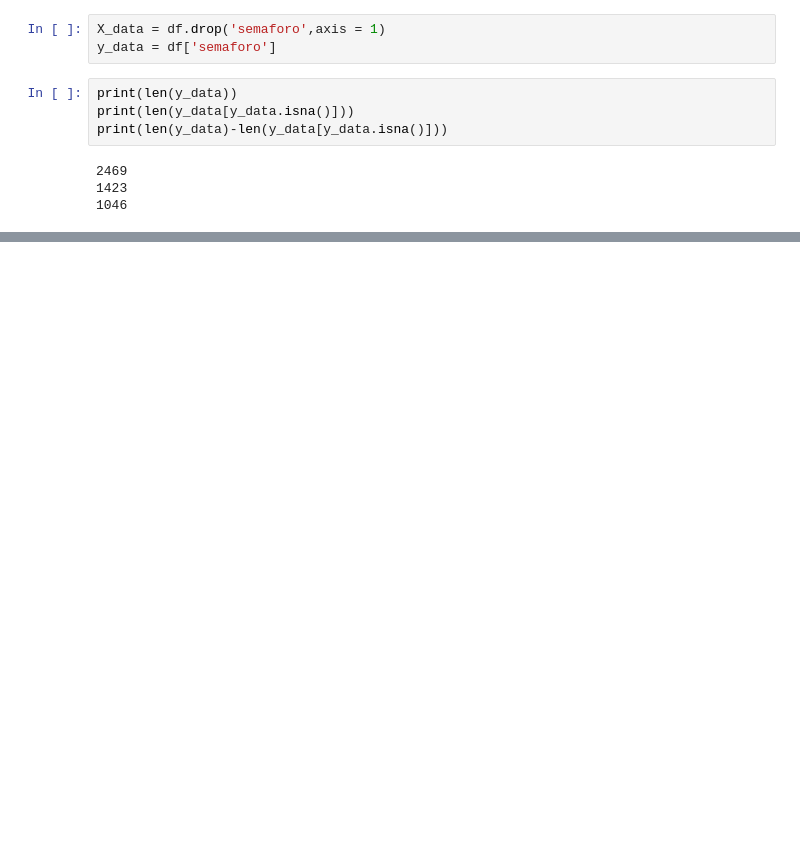
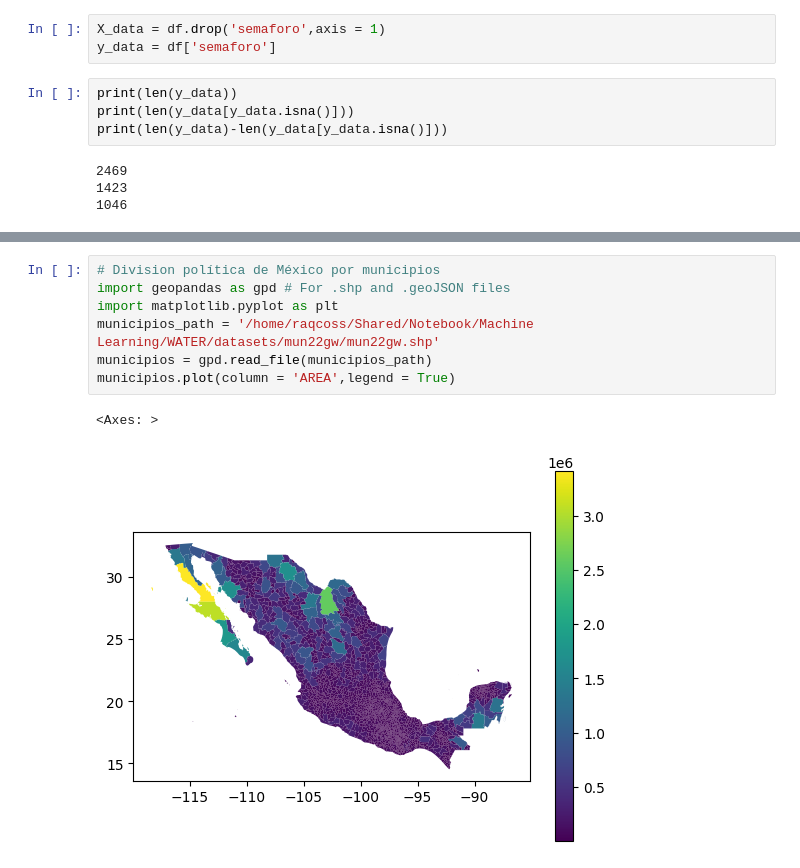
Before and after one commit to raqcoss/ML-water, a Jupyter notebook: parte_raquel.ipynb, the cells around one changed output, grey strips where cells are left out. Saved outputs shown, nothing was run; the diff lists cells and outputs as text; blank space fills up the shorter version.

```diff
--- a/parte_raquel.ipynb
+++ b/parte_raquel.ipynb
@@ -906,0 +420,10 @@ class MultiModelNaNClassifier:
+# %%
+# Division política de México por municipios
+import geopandas as gpd # For .shp and .geoJSON files
+import matplotlib.pyplot as plt
+municipios_path = '/home/raqcoss/Shared/Notebook/Machine Learning/WATER/datasets/mun22gw/mun22gw.shp'
+municipios = gpd.read_file(municipios_path)
+municipios.plot(column = 'AREA',legend = True)
+# %% [output]
+<Axes: >
+[figure, added]
```
Also changed, not shown: parts of 29 cells of this notebook.
